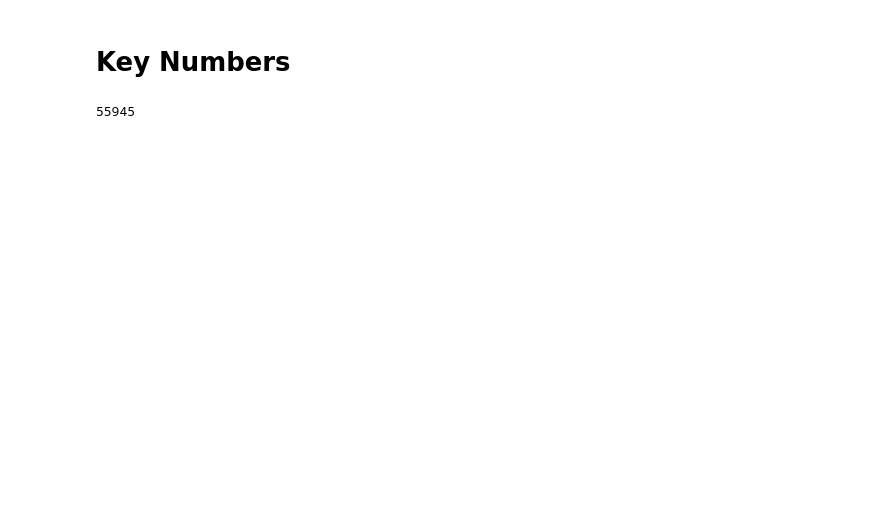
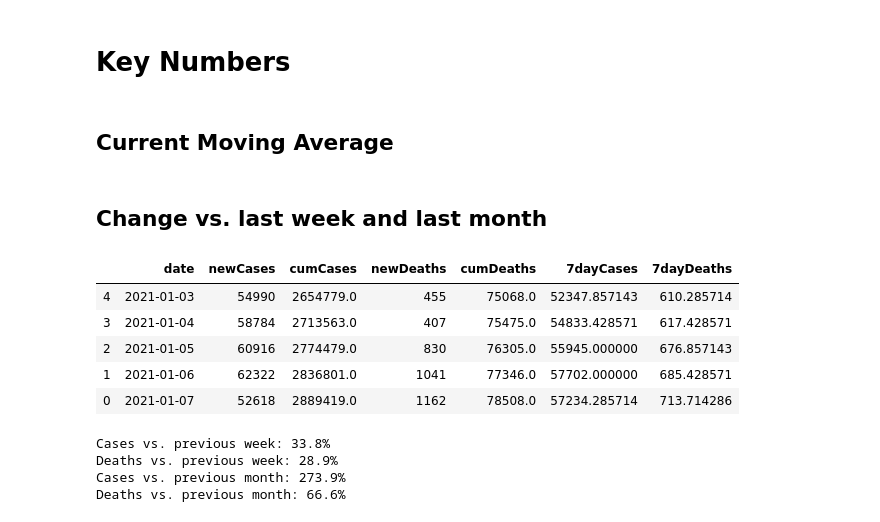
Before and after one commit to rjjfox/covid-dashboard, a Jupyter notebook: ukgovapi.ipynb, the cells around one changed output. Cells and saved outputs as stored; diff of their text form; code cells hidden in the pictures; blank space fills up the shorter version.

Commit message:
Provide current vs previous numbers analysis
Notebook contains extra analysis to pull out important figures from
the UK data. This is the packaged up in the python file

```diff
--- a/ukgovapi.ipynb
+++ b/ukgovapi.ipynb
@@ -243,7 +239,21 @@ fig.show()
 # %% [markdown]
 # Key Numbers
+# %% [markdown]
+## Current Moving Average
 # %%
-current_moving_average = df.loc[df.date == df.date.max(), '7dayCases'][0].astype('int')
-print(current_moving_average)
+import datetime as dt
+
+current_7dayCases, current_7dayDeaths = df.loc[
+    df.date == df.date.max(), ['7dayCases', '7dayDeaths']
+].values[0]
-# %% [output]
-55945
+# %% [markdown]
+## Change vs. last week and last month
+# %%
+df.tail()
+# %% [output]
+|  | date | newCases | cumCases | newDeaths | cumDeaths | 7dayCases | 7dayDeaths |
+| 4 | 2021-01-03 | 54990 | 2654779.0 | 455 | 75068.0 | 52347.857143 | 610.285714 |
+| 3 | 2021-01-04 | 58784 | 2713563.0 | 407 | 75475.0 | 54833.428571 | 617.428571 |
+| 2 | 2021-01-05 | 60916 | 2774479.0 | 830 | 76305.0 | 55945.000000 | 676.857143 |
+| 1 | 2021-01-06 | 62322 | 2836801.0 | 1041 | 77346.0 | 57702.000000 | 685.428571 |
+| 0 | 2021-01-07 | 52618 | 2889419.0 | 1162 | 78508.0 | 57234.285714 | 713.714286 |
@@ -249,0 +283,11 @@ print(current_moving_average)
+# %%
+print(
+    'Cases vs. previous week: {:.1%}\nDeaths vs. previous week: {:.1%}\nCases vs. previous month: {:.1%}\nDeaths vs. previous month: {:.1%}\n'.format(
+        cases_diff_week, deaths_diff_week, cases_diff_month, deaths_diff_month
+    )
+)
+# %% [output]
+Cases vs. previous week: 33.8%
+Deaths vs. previous week: 28.9%
+Cases vs. previous month: 273.9%
+Deaths vs. previous month: 66.6%
```
Also changed, not shown: parts of 8 cells of this notebook, 1 other file.
